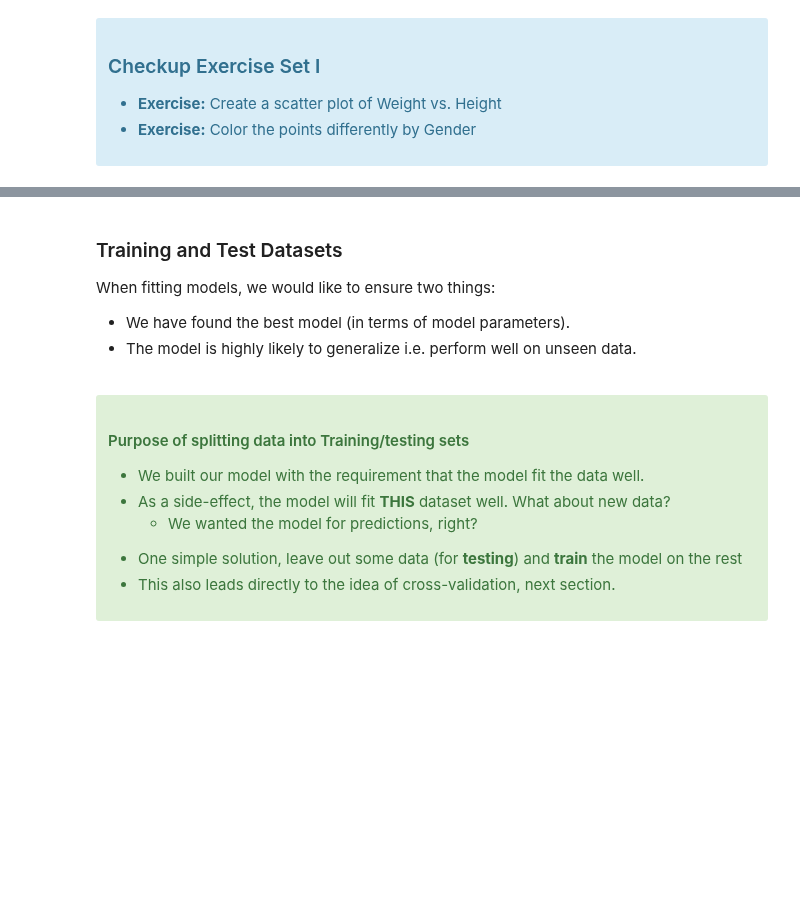
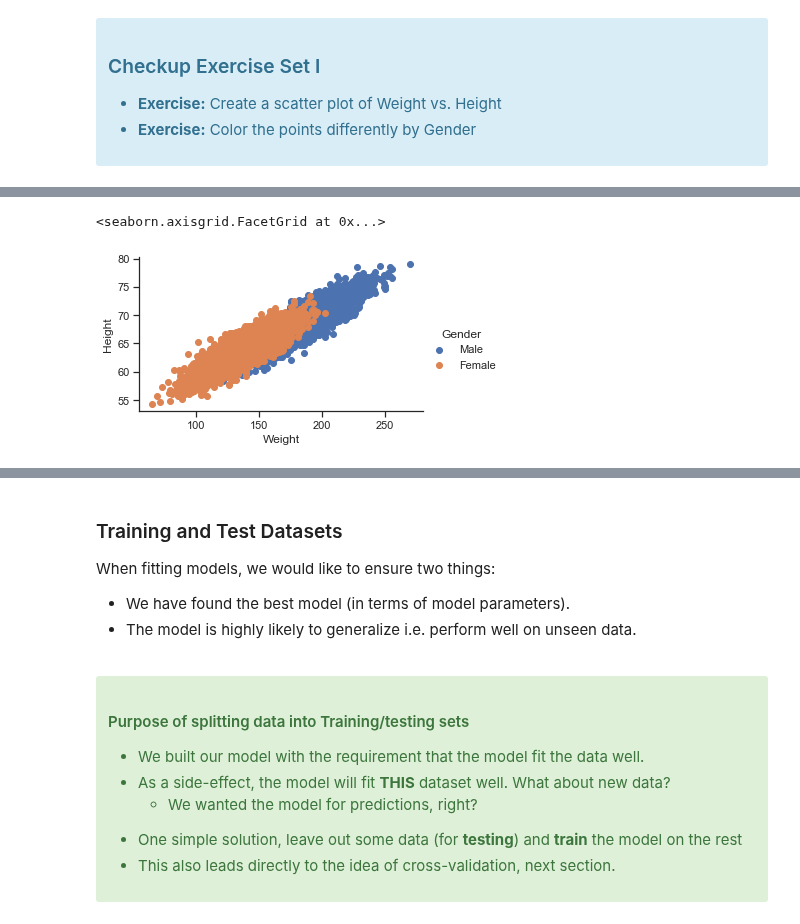
Before and after one commit to dantohe/Springboard, a Jupyter notebook: classification/logistic_regression/Mini_Project_Logistic_Regression.ipynb, the cells around one changed output, grey strips where cells are left out. Saved outputs shown, nothing was run; the diff lists cells and outputs as text; code cells hidden in the pictures; blank space fills up the shorter version.

```diff
--- a/classification/logistic_regression/Mini_Project_Logistic_Regression.ipynb
+++ b/classification/logistic_regression/Mini_Project_Logistic_Regression.ipynb
@@ -124,0 +155,13 @@ with the "response" or "label" $y$ as a plain array of 0s and 1s for binary clas
+# %%
+#One way to do it
+
+%matplotlib inline
+
+seaborn.set(style='ticks')
+
+np.random.seed(101)
+fg = seaborn.FacetGrid(data=dflog, hue='Gender', hue_order=['Male','Female'], aspect=1.61)
+fg.map(pyplot.scatter, 'Weight', 'Height').add_legend()
+# %% [output]
+<seaborn.axisgrid.FacetGrid at 0x...>
+[figure, added]
```
Also changed, not shown: parts of 7 cells of this notebook.
